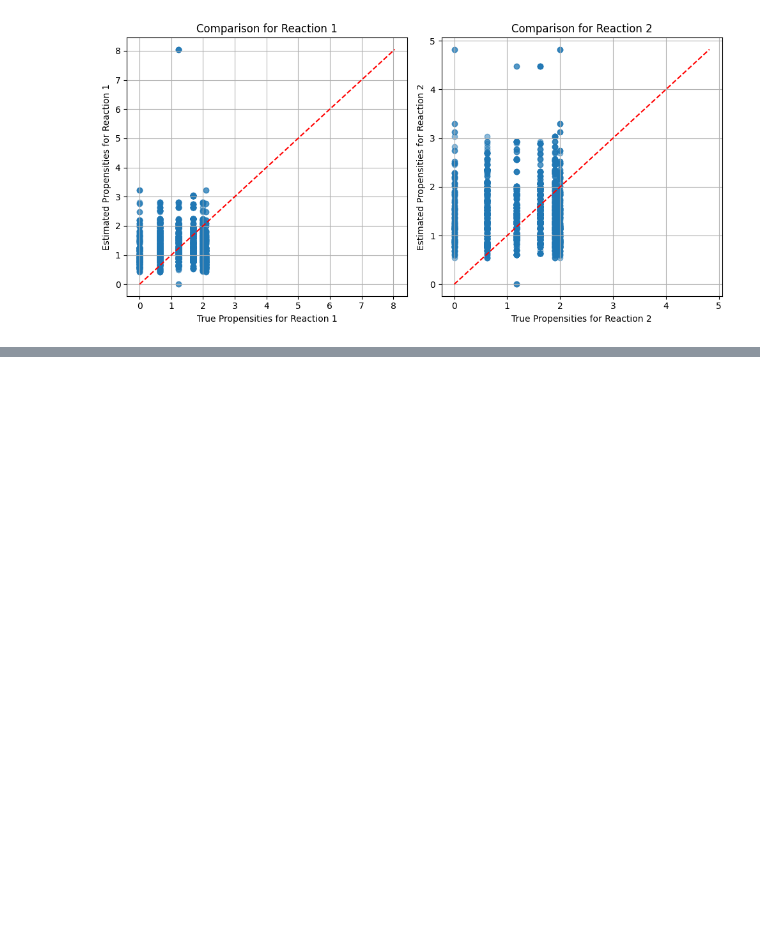
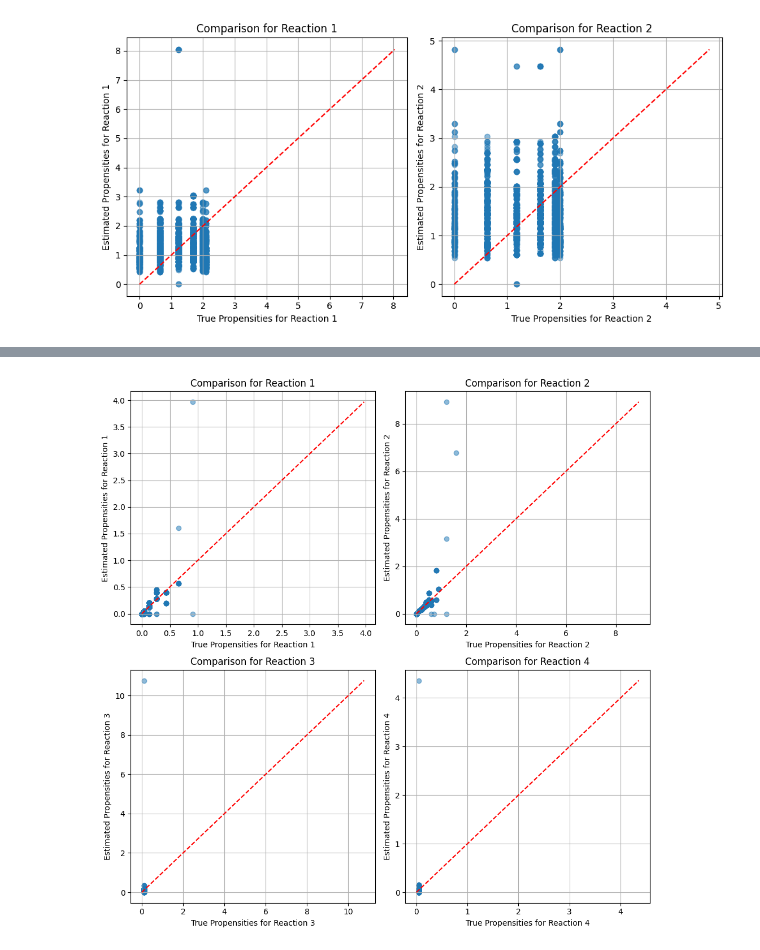
Before and after one commit to Mijan/NN-CTMC, a Jupyter notebook: Jupyter_notebooks/MLE.ipynb, the cells around one changed output, grey strips where cells are left out. Drawn from its saved outputs; the diff is of its cells as text; code cells hidden in the pictures; blank space fills up the shorter version.

```diff
--- a/Jupyter_notebooks/MLE.ipynb
+++ b/Jupyter_notebooks/MLE.ipynb
@@ -74,0 +89,8 @@ fig.show()
+# %%
+estimator_crn = MLEstimator(model_crn, y, t)
+mle_matrix_crn = estimator_crn.computeMLETransitionMatrix()
+
+fig = estimator_crn.plotMLEstimates(mle_matrix_crn)
+fig.show()
+# %% [output]
+[figure, added]
```
Also changed, not shown: parts of 3 cells of this notebook, 2 other files.
